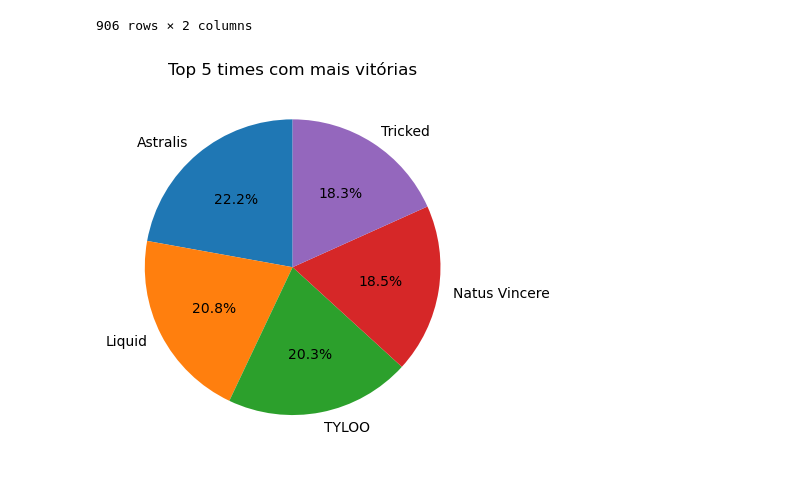
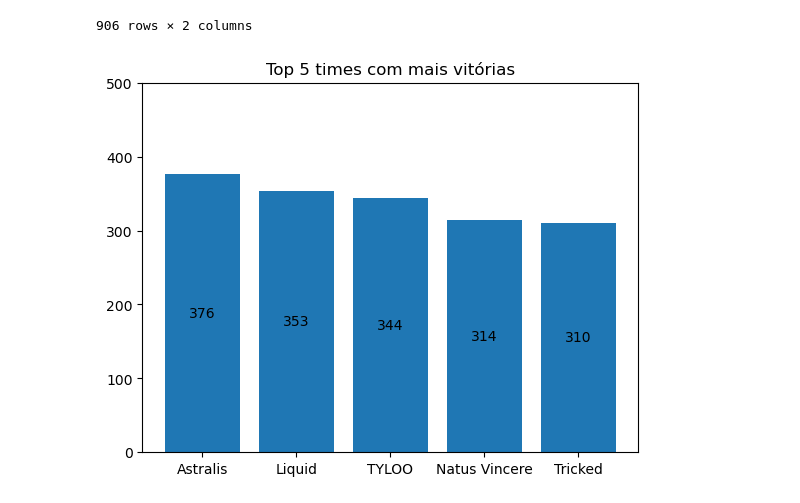
Before and after one commit to DanielMarinhoFerreira/Projeto-Integrador-III-CSV, a Jupyter notebook: analytics/analise_exploratoria_top5_vencedores_mapas.ipynb, the cells around one changed output. Saved outputs shown, nothing was run; the diff lists cells and outputs as text; code cells hidden in the pictures.

Commit message:
Revert "update de grafico de barras para pizza"
This reverts commit 05a6b02228b6765b627db7b5e97f372f59670224.

```diff
--- a/analytics/analise_exploratoria_top5_vencedores_mapas.ipynb
+++ b/analytics/analise_exploratoria_top5_vencedores_mapas.ipynb
@@ -148,10 +148,12 @@ display(sorted_count_df)
 | 637 | Saltbae | 1 |
 | 905 | zzz | 1 |
 906 rows × 2 columns
-# %%
-fig, ax = plt.subplots()
-ax.pie(sorted_count_df['count'].head(5), labels=sorted_count_df['team'].head(5), autopct='%1.1f%%', startangle=90)
-ax.set(title='Top 5 times com mais vitórias')
-plt.show()
-# %% [output]
-[figure, removed]
+# %%
+# Cógido para gerar o gráfico abaixo, podemos ver que entre 2015 e 2020, a Astralis foi o time que mais venceu mapas
+fig, ax = plt.subplots()
+bar_container = ax.bar(sorted_count_df['team'].head(5), sorted_count_df['count'].head(5))
+ax.set(title='Top 5 times com mais vitórias', ylim=(0, 500))
+ax.bar_label(bar_container, label_type='center')
+plt.show()
+# %% [output]
+[figure, added]
```
